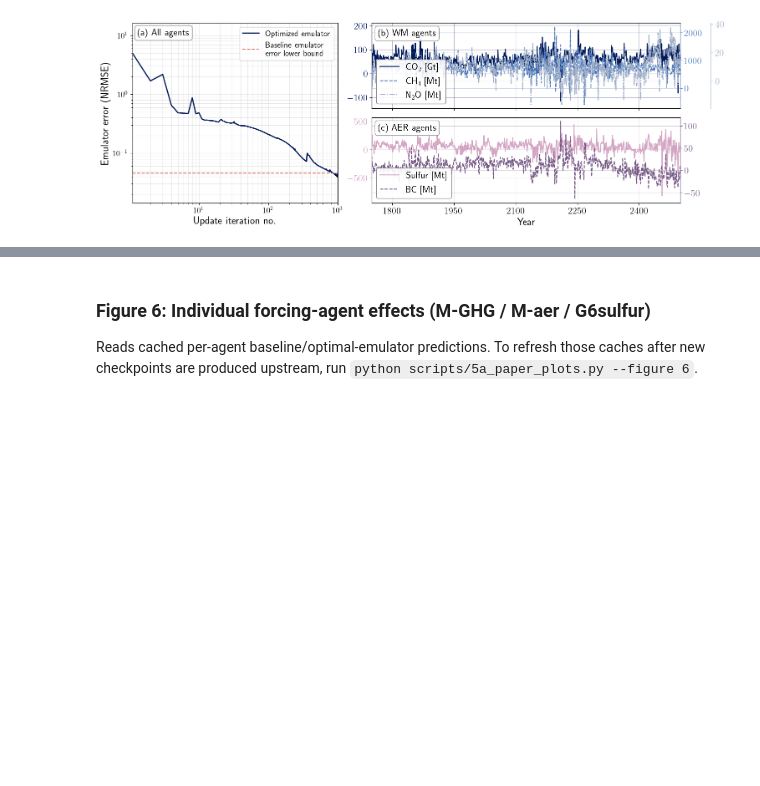
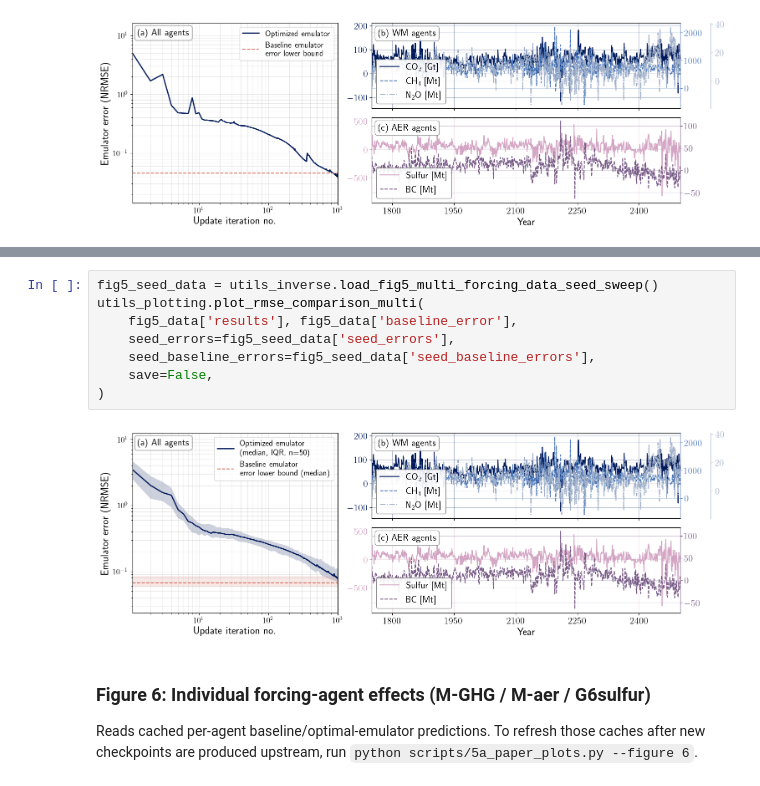
Before and after one commit to cbwomack/Emulator_Training_Data, a Jupyter notebook: 5a_paper_plots.ipynb, the cells around one changed output, grey strips where cells are left out. Drawn from its saved outputs; the diff is of its cells as text; blank space fills up the shorter version.

```diff
--- a/5a_paper_plots.ipynb
+++ b/5a_paper_plots.ipynb
@@ -232,3 +244,13 @@ utils_plotting.plot_rmse_comparison_multi(fig5_data['results'], fig5_data['basel
+# %%
+fig5_seed_data = utils_inverse.load_fig5_multi_forcing_data_seed_sweep()
+utils_plotting.plot_rmse_comparison_multi(
+    fig5_data['results'], fig5_data['baseline_error'],
+    seed_errors=fig5_seed_data['seed_errors'],
+    seed_baseline_errors=fig5_seed_data['seed_baseline_errors'],
+    save=False,
+)
+# %% [output]
+[figure, added]
 # %% [markdown]
 ### Figure 6: Individual forcing-agent effects (M-GHG / M-aer / G6sulfur)
 
```
Also changed, not shown: parts of 3 cells of this notebook, 9 other files.
